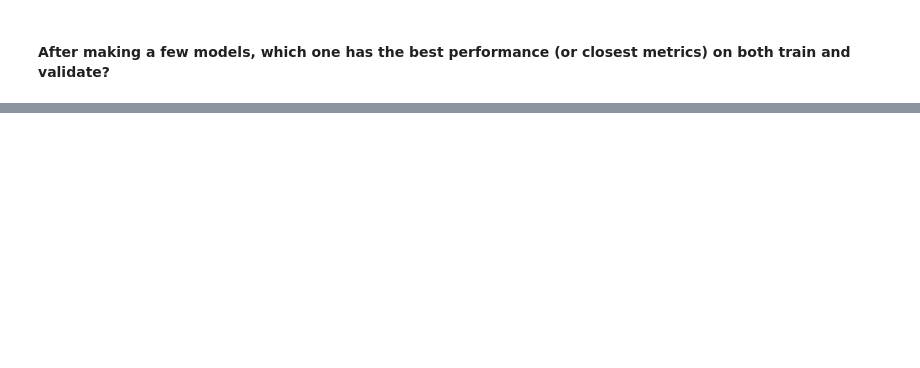
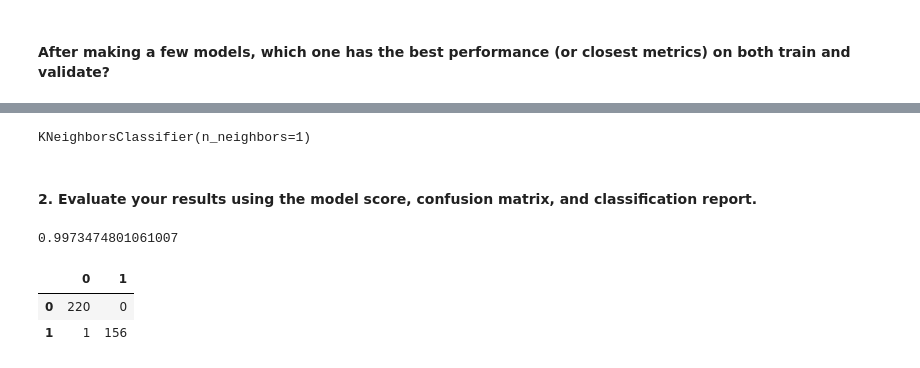
Before and after one commit to sophia-stewart/classification-exercises, a Jupyter notebook: model.ipynb, the cells around one changed output, grey strips where cells are left out. Drawn from its saved outputs; the diff is of its cells as text; code cells hidden in the pictures; blank space fills up the shorter version.

```diff
--- a/model.ipynb
+++ b/model.ipynb
@@ -323,2 +372,21 @@ support    220.000000  157.000000  0.840849  377.000000    377.000000
 # %% [markdown]
 #### After making a few models, which one has the best performance (or closest metrics) on both train and validate?
+# %%
+rf1 = RandomForestClassifier(min_samples_leaf=2, max_depth=7, random_state=123)
+rf1.fit(x_train, y_train)
+print('min_samples_leaf=2, max_depth=7')
+print(f'Train Accuracy: {rf1.score(x_train, y_train):.2%}')
+print(f'Validate Accuracy: {rf1.score(x_validate, y_validate):.2%}')
+print(f'Difference: {(rf1.score(x_train, y_train)-rf1.score(x_validate, y_validate)):.2%}\n')
+rf2 = RandomForestClassifier(min_samples_leaf=2, max_depth=6, random_state=123)
+rf2.fit(x_train, y_train)
+print('min_samples_leaf=2, max_depth=6')
+print(f'Train Accuracy: {rf2.score(x_train, y_train):.2%}')
+print(f'Validate Accuracy: {rf2.score(x_validate, y_validate):.2%}')
+print(f'Difference: {(rf2.score(x_train, y_train)-rf2.score(x_validate, y_validate)):.2%}\n')
+rf3 = RandomForestClassifier(min_samples_leaf=3, max_depth=8, random_state=123)
+rf3.fit(x_train, y_train)
+print('min_samples_leaf=3, max_depth=8')
+print(f'Train Accuracy: {rf3.score(x_train, y_train):.2%}')
+print(f'Validate Accuracy: {rf3.score(x_validate, y_validate):.2%}')
+print(f'Difference: {(rf3.score(x_train, y_train)-rf3.score(x_validate, y_validate)):.2%}')
@@ -324,0 +417,25 @@ support    220.000000  157.000000  0.840849  377.000000    377.000000
+# %%
+# import classifier
+from sklearn.neighbors import KNeighborsClassifier
+# create object
+knn = KNeighborsClassifier(n_neighbors=1, weights='uniform')
+# %%
+# fit model
+knn.fit(x_train, y_train)
+# %% [output]
+KNeighborsClassifier(n_neighbors=1)
+# %%
+# make predictions
+y_pred = knn.predict(x_train)
+# %% [markdown]
+#### 2. Evaluate your results using the model score, confusion matrix, and classification report.
+# %%
+knn.score(x_train, y_train)
+# %% [output]
+0.9973474801061007
+# %%
+pd.DataFrame(sklearn.metrics.confusion_matrix(y_train, y_pred))
+# %% [output]
+|  | 0 | 1 |
+| 0 | 220 | 0 |
+| 1 | 1 | 156 |
```
Also changed, not shown: parts of 47 cells of this notebook.
